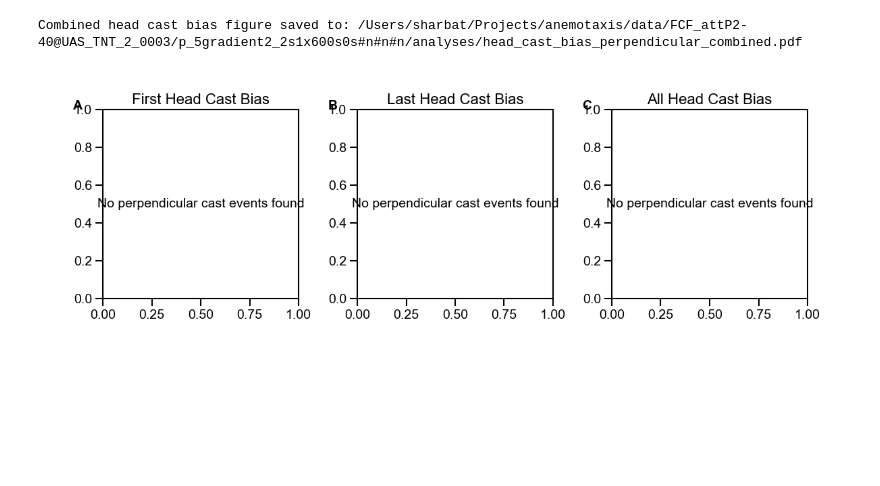
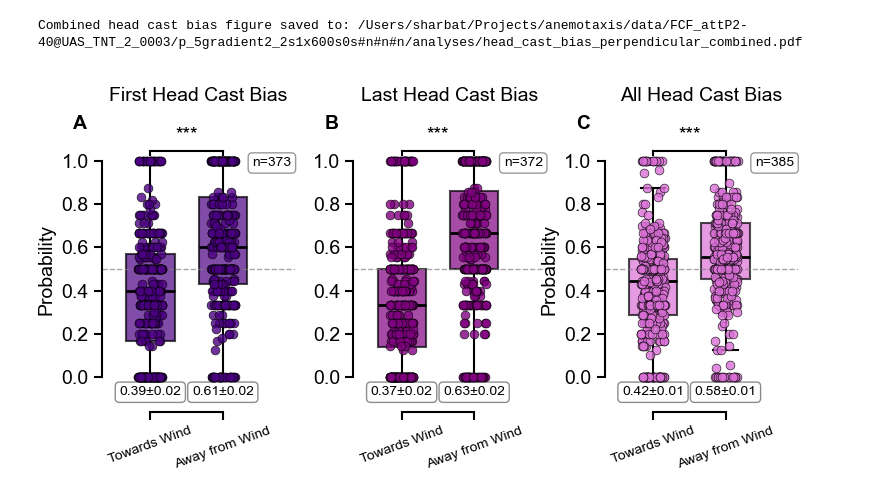
Before and after one commit to sharbatc/anemotaxis, a Jupyter notebook: scripts/analyze_combined.ipynb, the cells around one changed output. Cells and saved outputs as stored; diff of their text form; code cells hidden in the pictures; blank space fills up the shorter version.

Commit message:
combined analysis SUCCESFUL!

```diff
--- a/scripts/analyze_combined.ipynb
+++ b/scripts/analyze_combined.ipynb
@@ -423,8 +423,31 @@ experiment_dates = [
     '20250908_140738'
 ]
 
+experiment_dates_abby = [
+    '20250620_150116',
+    '20250624_151833',
+    '20250626_144339',
+    '20250908_142208',
+    '20250908_143537'
+]
+
+experiment_dates_control_abby = [
+    '20250620_144253',
+    '20250624_143316',
+    '20250626_142647',
+    '20250908_135226',
+    '20250908_140738'
+]
+
 # Automatically get the latest .h5 files
-result_files = get_latest_analysis_files(experiment_dates)
+base_path_control = '/Users/sharbat/Projects/anemotaxis/data/FCF_attP2-40@UAS_TNT_2_0003/p_5gradient2_2s1x600s0s#n#n#n'
+result_files = get_latest_analysis_files(experiment_dates, base_path=base_path_control)
+
+# base_path_control = '/Users/sharbat/Projects/anemotaxis/data/T2_Ladder_Neuron_Data/FCF_attP2-40@UAS_TNT_2_0003_p_5gradient2/p_5gradient2_2s1x600s0s#n#n#n'
+# result_files = get_latest_analysis_files(experiment_dates_control_abby, base_path=base_path_control)
+
+# base_path_experiment = '/Users/sharbat/Projects/anemotaxis/data/T2_Ladder_Neuron_Data/GMR_SS01632@UAS_TNT_2_0003_p_5gradient2/p_5gradient2_2s1x600s0s#n#n#n'
+# result_files = get_latest_analysis_files(experiment_dates_abby, base_path=base_path_experiment)
 
 # Verify the files exist
 print(f"\n🔍 Verifying files exist:")
@@ -454,5 +477,7 @@ print(result_files)
 # %%
-output_dir = '/Users/sharbat/Projects/anemotaxis/data/FCF_attP2-40@UAS_TNT_2_0003/p_5gradient2_2s1x600s0s#n#n#n/analyses'
+output_dir = os.path.join(base_path_control, 'analyses')
+# output_dir = os.path.join(base_path_experiment, 'analyses')
+
 os.makedirs(output_dir, exist_ok=True)
 
 # Combine all analysis results (matching analyze_single_anemotaxis.ipynb)
@@ -841,6 +849,6 @@ AttributeError: module 'viz.plot_data' has no attribute 'plot_head_cast_frequenc
 # %%
 # Create 1x3 figure layout for all three bias analyses
-fig_bias = plt.figure(figsize=(12, 4))
+fig_bias = plt.figure(figsize=(8, 4))
 gs_bias = GridSpec(1, 3, figure=fig_bias,
                    left=0.08, right=0.95,
                    top=0.85, bottom=0.15,
@@ -849,7 +857,7 @@ gs_bias = GridSpec(1, 3, figure=fig_bias,
 # Plot first head cast bias
 ax_bias1 = fig_bias.add_subplot(gs_bias[0, 0])
 plot_data.plot_head_cast_bias_perpendicular(
-    combined_bias_all,
+    combined_bias_first,
     ax=ax_bias1,
     title='First Head Cast Bias'
 )
@@ -860,34 +868,37 @@ ax_bias1.text(-0.15, 1.05, 'A', transform=ax_bias1.transAxes,
 ax_bias2 = fig_bias.add_subplot(gs_bias[0, 1])
 plot_data.plot_head_cast_bias_perpendicular(
     combined_bias_last,
     ax=ax_bias2,
     title='Last Head Cast Bias'
 )
 ax_bias2.text(-0.15, 1.05, 'B', transform=ax_bias2.transAxes,
               fontsize=14, fontweight='bold', va='top', ha='left')
+ax_bias2.set_ylabel('')  # Remove y-label for middle plot
 
 # Plot all head cast bias
 ax_bias3 = fig_bias.add_subplot(gs_bias[0, 2])
 plot_data.plot_head_cast_bias_perpendicular(
     combined_bias_all,
     ax=ax_bias3,
     title='All Head Cast Bias'
 )
 ax_bias3.text(-0.15, 1.05, 'C', transform=ax_bias3.transAxes,
               fontsize=14, fontweight='bold', va='top', ha='left')
+ax_bias2.set_ylabel('')  # Remove y-label for middle plot
+
 
 # Save the combined figure
 fig_bias.savefig(os.path.join(output_dir, 'head_cast_bias_perpendicular_combined.pdf'),
                 bbox_inches='tight',
                 dpi=300,
                 transparent=True,
                 facecolor='none')
 print(f"Combined head cast bias figure saved to: {os.path.join(output_dir, 'head_cast_bias_perpendicular_combined.pdf')}")
 
 plt.show()
 # %% [output]
 Combined head cast bias figure saved to: /Users/sharbat/Projects/anemotaxis/data/FCF_attP2-40@UAS_TNT_2_0003/p_5gradient2_2s1x600s0s#n#n#n/analyses/head_cast_bias_perpendicular_combined.pdf
-[figure, old version]
+[figure, new version]
 # %%
 import json
 import numpy as np
```
Also changed, not shown: parts of 11 cells of this notebook, 5 other files.
